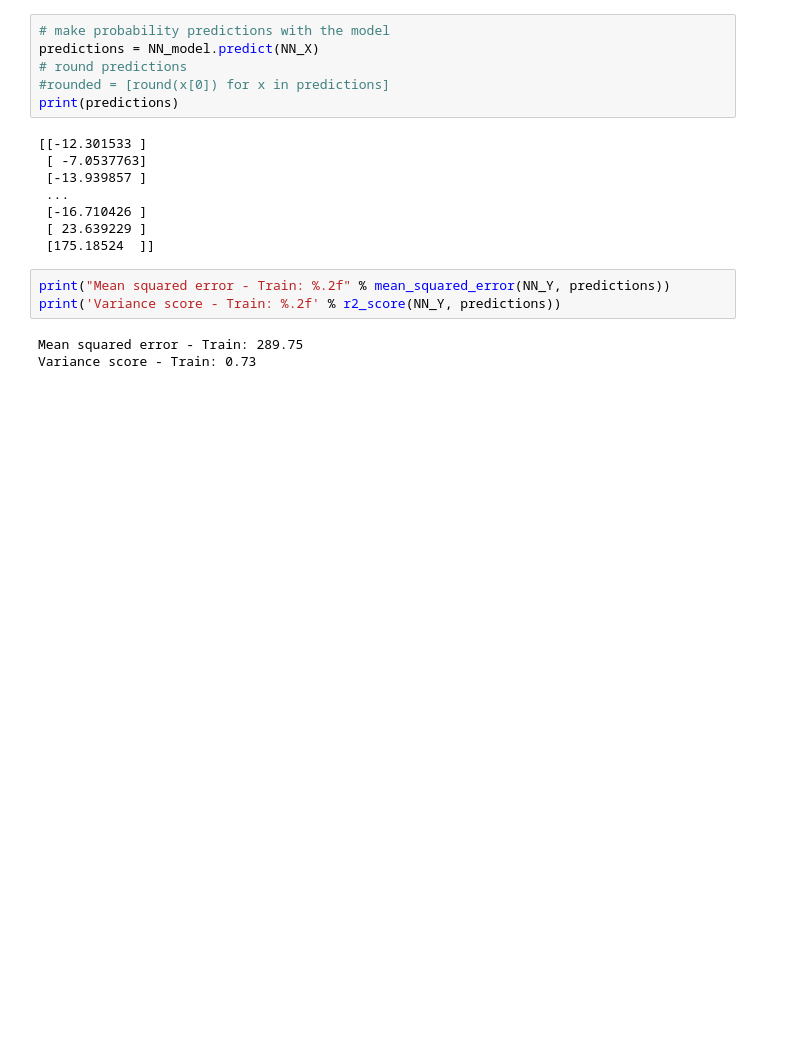
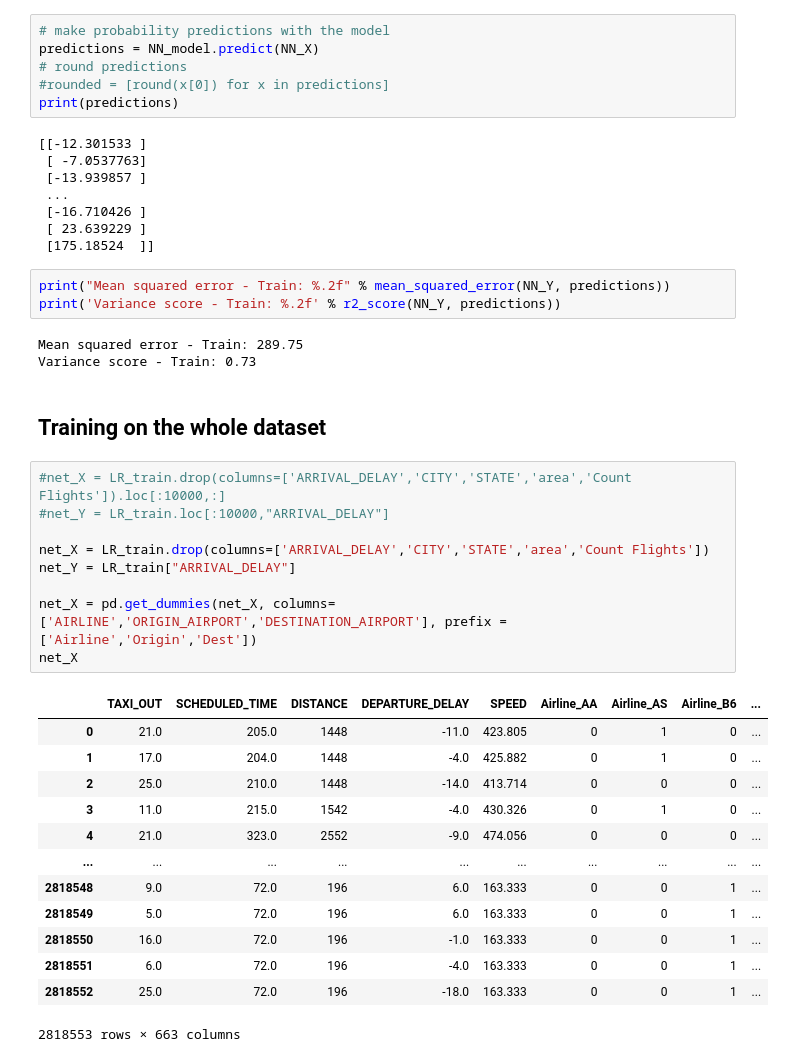
Before and after one commit to paula-sorolla/AML-FlightDelay, a Jupyter notebook: Training.ipynb, the cells around one changed output. Saved outputs shown, nothing was run; the diff lists cells and outputs as text; blank space fills up the shorter version.

```diff
--- a/Training.ipynb
+++ b/Training.ipynb
@@ -452,3 +452,28 @@ print('Variance score - Train: %.2f' % r2_score(NN_Y, predictions))
 # %% [output]
 Mean squared error - Train: 289.75
 Variance score - Train: 0.73
+# %% [markdown]
+## Training on the whole dataset
+# %%
+#net_X = LR_train.drop(columns=['ARRIVAL_DELAY','CITY','STATE','area','Count Flights']).loc[:10000,:]
+#net_Y = LR_train.loc[:10000,"ARRIVAL_DELAY"]
+
+net_X = LR_train.drop(columns=['ARRIVAL_DELAY','CITY','STATE','area','Count Flights'])
+net_Y = LR_train["ARRIVAL_DELAY"]
+
+net_X = pd.get_dummies(net_X, columns=['AIRLINE','ORIGIN_AIRPORT','DESTINATION_AIRPORT'], prefix = ['Airline','Origin','Dest'])
+net_X
+# %% [output]
+|  | TAXI_OUT | SCHEDULED_TIME | DISTANCE | DEPARTURE_DELAY | SPEED | Airline_AA | Airline_AS | Airline_B6 | ... |
+| 0 | 21.0 | 205.0 | 1448 | -11.0 | 423.805 | 0 | 1 | 0 | ... |
+| 1 | 17.0 | 204.0 | 1448 | -4.0 | 425.882 | 0 | 1 | 0 | ... |
+| 2 | 25.0 | 210.0 | 1448 | -14.0 | 413.714 | 0 | 0 | 0 | ... |
+| 3 | 11.0 | 215.0 | 1542 | -4.0 | 430.326 | 0 | 1 | 0 | ... |
+| 4 | 21.0 | 323.0 | 2552 | -9.0 | 474.056 | 0 | 0 | 0 | ... |
+| ... | ... | ... | ... | ... | ... | ... | ... | ... | ... |
+| 2818548 | 9.0 | 72.0 | 196 | 6.0 | 163.333 | 0 | 0 | 1 | ... |
+| 2818549 | 5.0 | 72.0 | 196 | 6.0 | 163.333 | 0 | 0 | 1 | ... |
+| 2818550 | 16.0 | 72.0 | 196 | -1.0 | 163.333 | 0 | 0 | 1 | ... |
+| 2818551 | 6.0 | 72.0 | 196 | -4.0 | 163.333 | 0 | 0 | 1 | ... |
+| 2818552 | 25.0 | 72.0 | 196 | -18.0 | 163.333 | 0 | 0 | 1 | ... |
+2818553 rows × 663 columns
```
Also changed, not shown: parts of 11 cells of this notebook.
